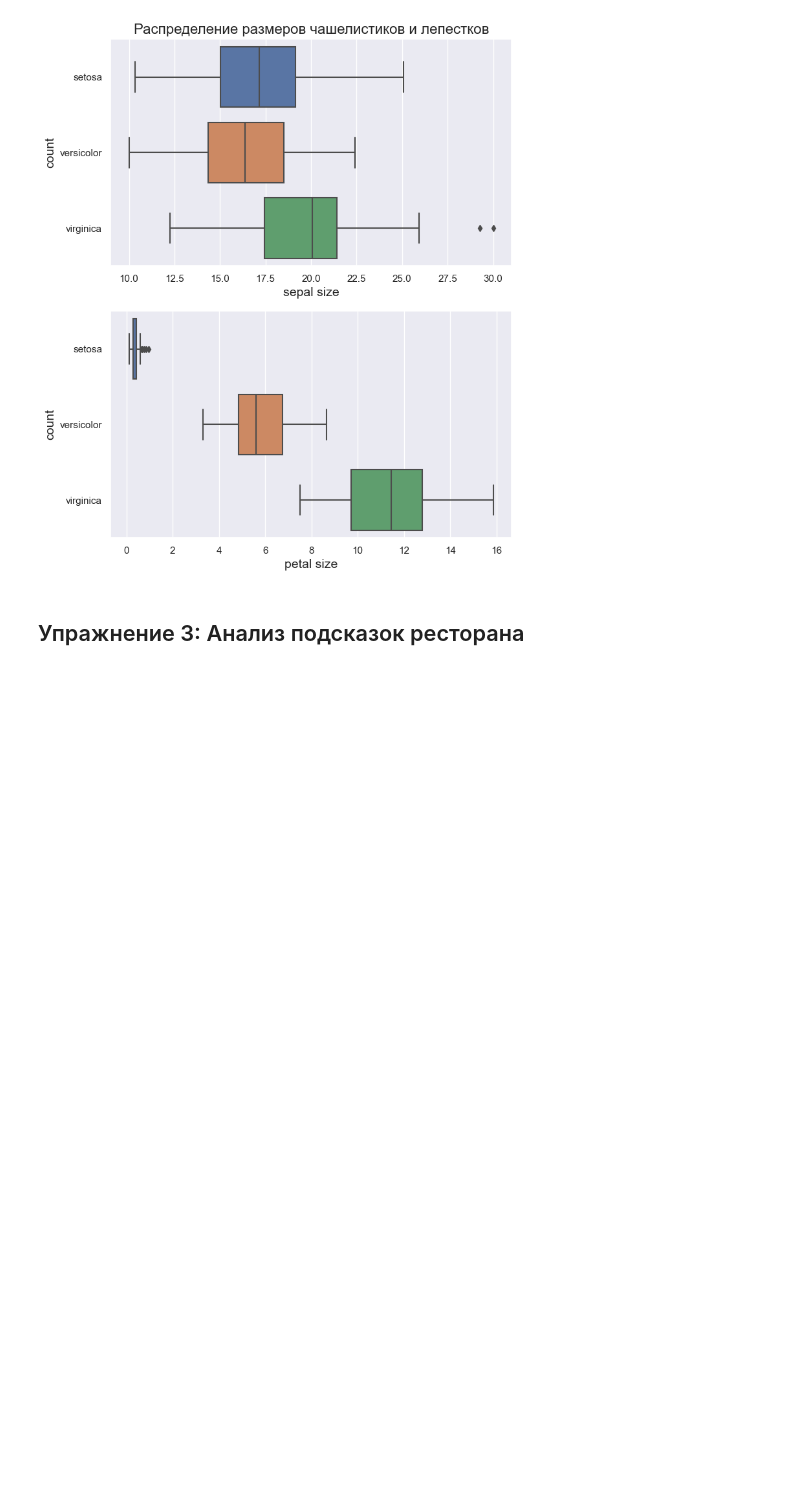
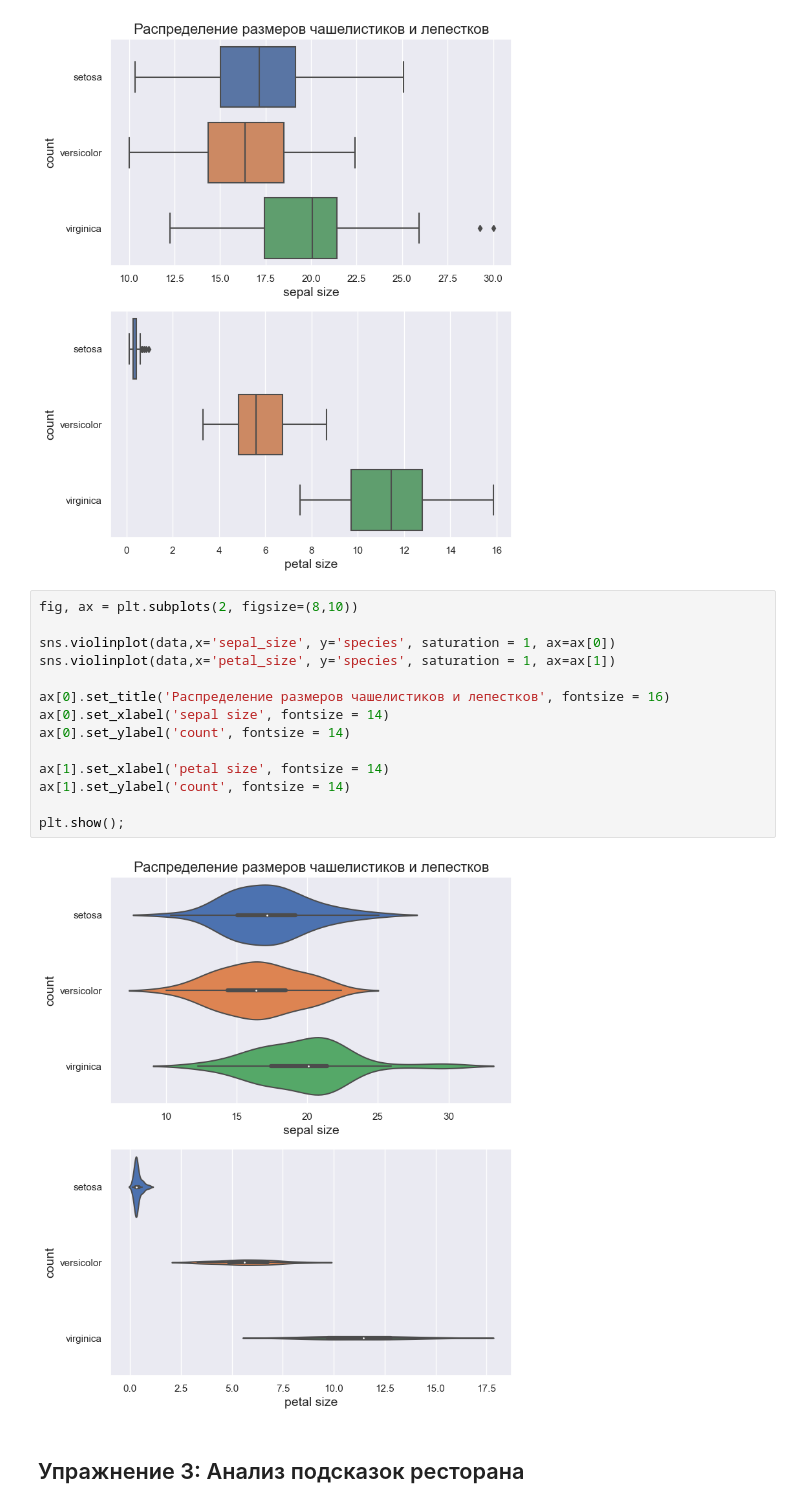
Before and after one commit to GridasovAlex/python_visualization, a Jupyter notebook: practice.ipynb, the cells around one changed output. Cells and saved outputs as stored; diff of their text form; blank space fills up the shorter version.

```diff
--- a/practice.ipynb
+++ b/practice.ipynb
@@ -124,6 +126,22 @@ ax[1].set_ylabel('count', fontsize = 14)
 plt.show();
 # %% [output]
 [figure]
+# %%
+fig, ax = plt.subplots(2, figsize=(8,10))
+
+sns.violinplot(data,x='sepal_size', y='species', saturation = 1, ax=ax[0])
+sns.violinplot(data,x='petal_size', y='species', saturation = 1, ax=ax[1])
+
+ax[0].set_title('Распределение размеров чашелистиков и лепестков', fontsize = 16)
+ax[0].set_xlabel('sepal size', fontsize = 14)
+ax[0].set_ylabel('count', fontsize = 14)
+
+ax[1].set_xlabel('petal size', fontsize = 14)
+ax[1].set_ylabel('count', fontsize = 14)
+
+plt.show();
+# %% [output]
+[figure, added]
 # %% [markdown]
 ## Упражнение 3: Анализ подсказок ресторана
 # %% [markdown]
```
Also changed, not shown: parts of 4 cells of this notebook.
